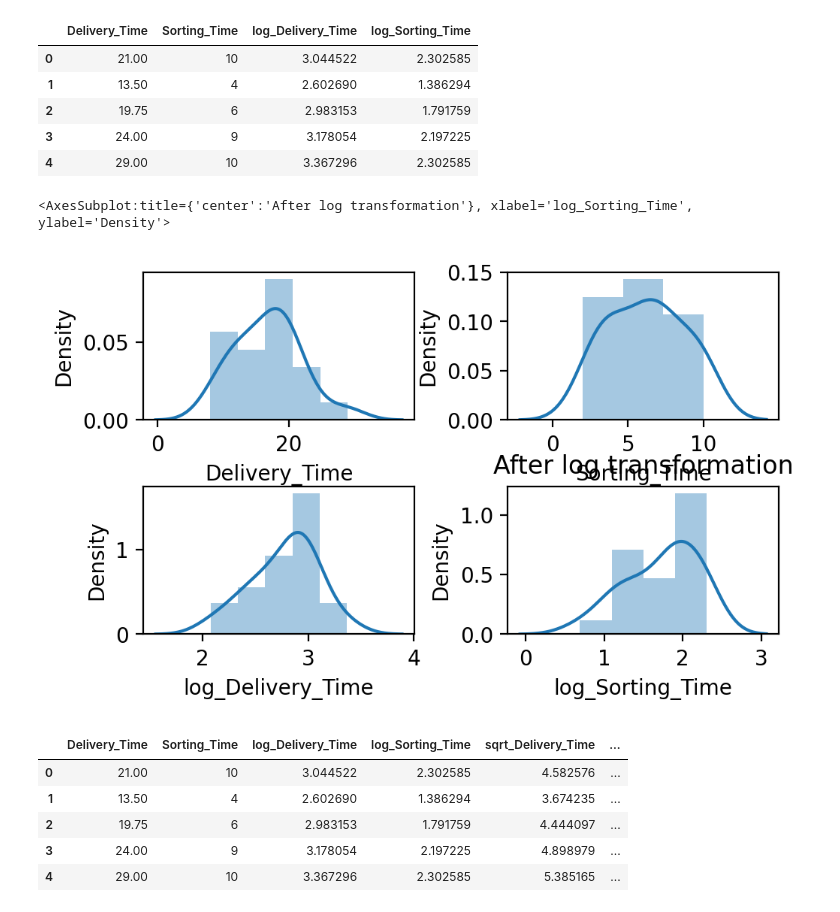
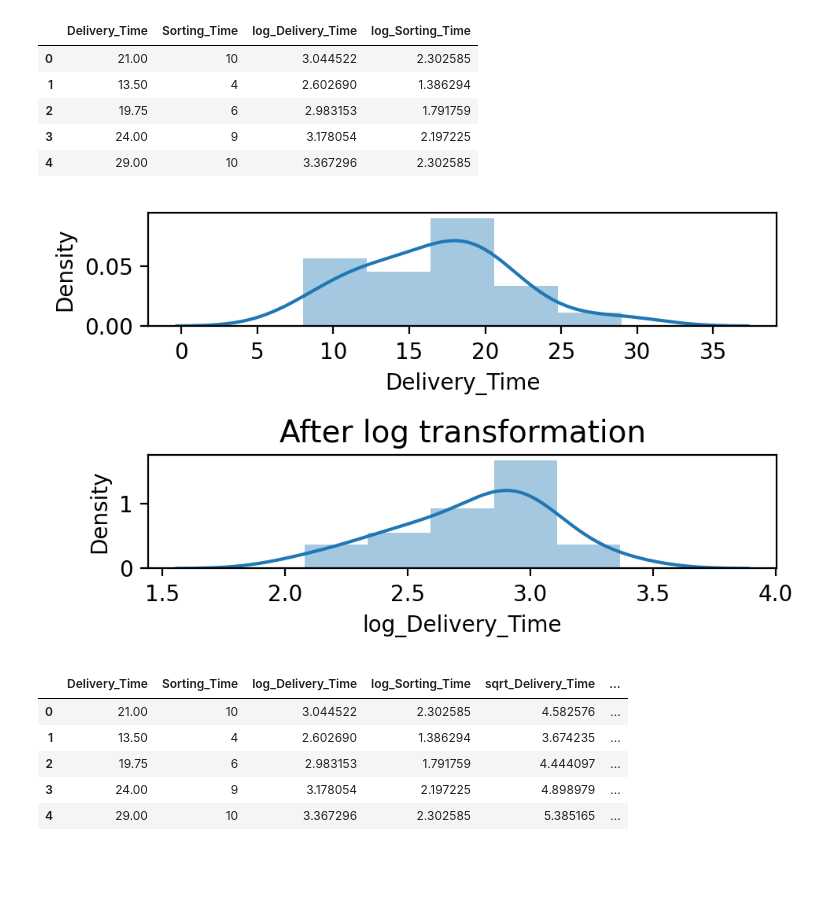
Before and after one commit to kunal-mallick/Data-Science-Assignments, a Jupyter notebook: 04_Simple Linear Regression/Code/Q1.ipynb, the cells around one changed output. Drawn from its saved outputs; the diff is of its cells as text; code cells hidden in the pictures; blank space fills up the shorter version.

```diff
--- a/04_Simple Linear Regression/Code/Q1.ipynb
+++ b/04_Simple Linear Regression/Code/Q1.ipynb
@@ -126,18 +128,15 @@ df.head()
 | 3 | 24.00 | 9 | 3.178054 | 2.197225 |
 | 4 | 29.00 | 10 | 3.367296 | 2.302585 |
 # %%
-fig, ax = plt.subplots(2,2)
+fig, ax = plt.subplots(nrows=  2)
+
+sns.distplot(df['Delivery_Time'], ax=ax[0])
+sns.distplot(df['log_Delivery_Time'], ax=ax[1])
+plt.title('After log transformation', fontsize = 14)
 plt.tight_layout()
-
-sns.distplot(df['Delivery_Time'], ax=ax[0,0])
-plt.title(label='Before log transformation')
-sns.distplot(df['Sorting_Time'], ax=ax[0,1])
-sns.distplot(df['log_Delivery_Time'], ax=ax[1,0])
-plt.title(label='After log transformation')
-sns.distplot(df['log_Sorting_Time'], ax=ax[1,1])
+plt.show()
 # %% [output]
-<AxesSubplot:title={'center':'After log transformation'}, xlabel='log_Sorting_Time', ylabel='Density'>
-[figure, old version]
+[figure, new version]
 # %%
 df['sqrt_Delivery_Time'] = np.sqrt(df['Delivery_Time'])
 df['sqrt_Sorting_Time'] = np.sqrt(df['Sorting_Time'])
```
Also changed, not shown: parts of 5 cells of this notebook.
